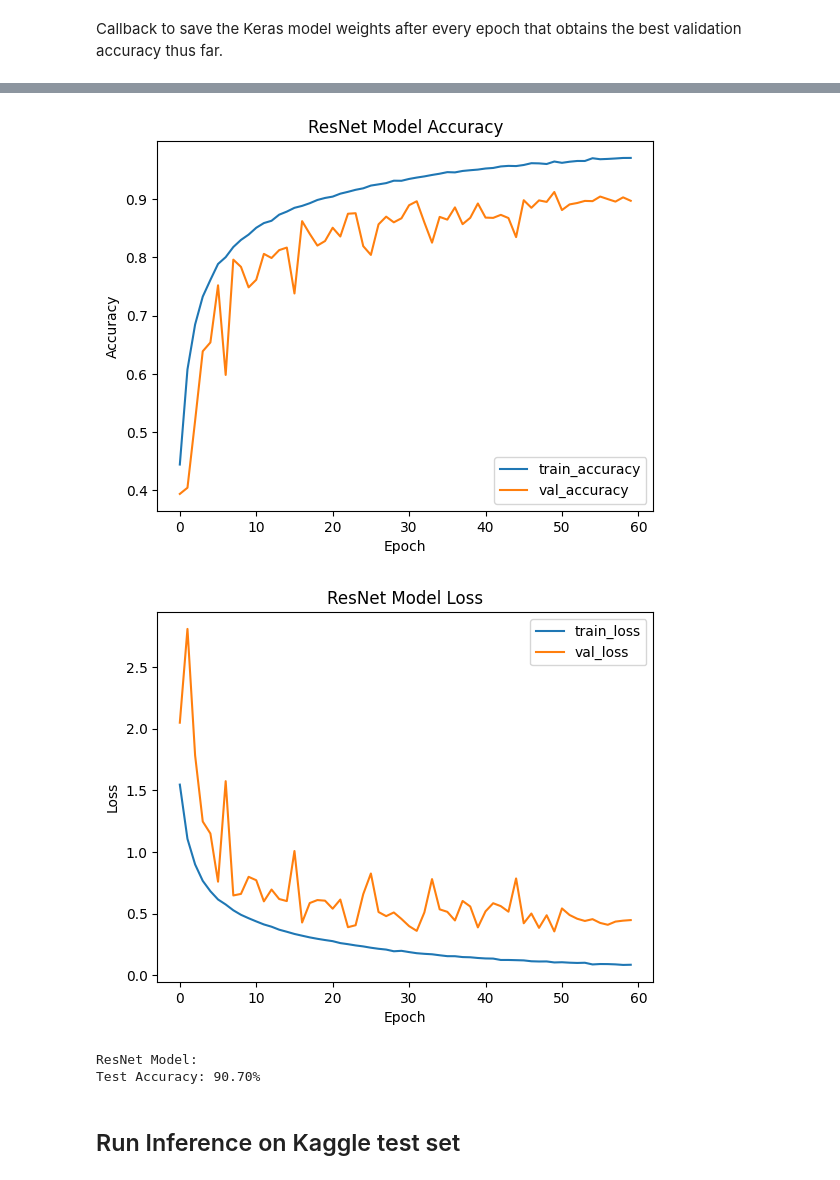
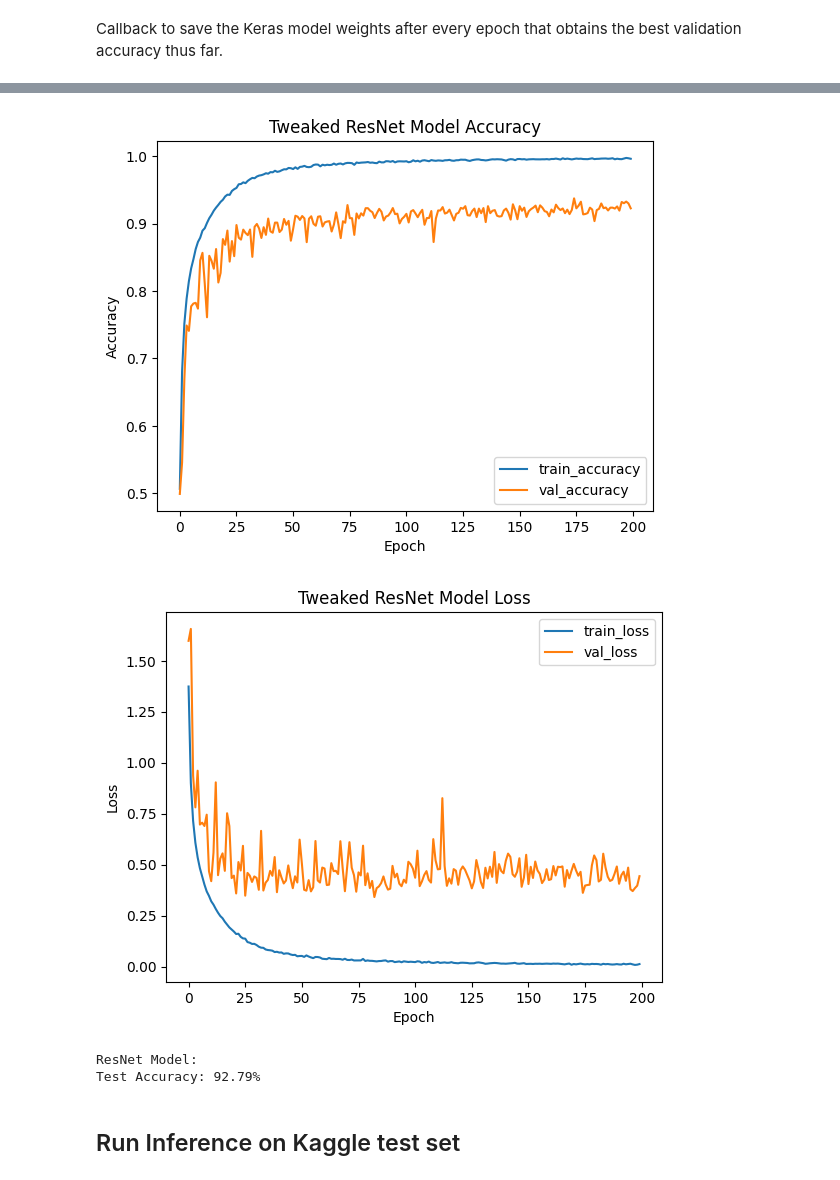
Before and after one commit to rishienandhan3/CIFAR10-ResNet, a Jupyter notebook: ResNet-Sandbox-SingleTest.ipynb, the cells around one changed output, grey strips where cells are left out. Drawn from its saved outputs; the diff is of its cells as text; code cells hidden in the pictures.

Commit message:
Uplodaing best model accuracy so far

```diff
--- a/ResNet-Sandbox-SingleTest.ipynb
+++ b/ResNet-Sandbox-SingleTest.ipynb
@@ -121,9 +118,9 @@ from keras.preprocessing.image import ImageDataGenerator
 # Construct the training image generator for data augmentation
 datagen = ImageDataGenerator(
         rotation_range=10, # rotation
-        width_shift_range=0.2, # horizontal shift
-        height_shift_range=0.2, # vertical shift
-        zoom_range=0.2, # zoom
+        width_shift_range=0.1, # horizontal shift
+        height_shift_range=0.1, # vertical shift
+        # zoom_range=0.2, # zoom
         horizontal_flip=True, # horizontal flip
         # brightness_range=[0.2,1.0] # brightness
 )
@@ -332,6 +329,6 @@ def build_resnet(init_filters=64, res_layers=[2, 2], conv_kernel_size=(3,3), ski
     return model
 # %%
 # Build ResNet model
-resnet_model = build_resnet(init_filters=64, res_layers=[3, 3, 3], conv_kernel_size=(3,3), skip_kernel_size=(3, 3), conv_per_layer=2, pool_size=(8, 8), optimizer='adam', dropout=0.1)
+resnet_model = build_resnet(init_filters=64, res_layers=[4, 3, 3], conv_kernel_size=(3,3), skip_kernel_size=(3, 3), conv_per_layer=2, pool_size=(8, 8), optimizer='adam', dropout=0.1)
 resnet_model.summary()
 # %% [output]
@@ -360,7 +357,7 @@ Callback to save the Keras model weights after every epoch that obtains the best
 from tensorflow.keras.callbacks import ModelCheckpoint
 
 # Filepath for storing model weights
-checkpoint_filepath = 'ckpt/Single Model Output/model_1'
+checkpoint_filepath = 'ckpt/Single Model Output/model_2'
 
 # Defining callback
 model_checkpoint_callback = ModelCheckpoint(
@@ -371,7 +368,7 @@ model_checkpoint_callback = ModelCheckpoint(
 # %%
 # Augmenting on the fly with datagen.flow()
 batch_size=128
-epochs=60
+epochs=200
 
 # Directly use .flow() to load our dataset in batches for training
 resnet_history = resnet_model.fit(datagen.flow(X_train, Y_train, batch_size=batch_size),
@@ -400,11 +397,11 @@ INFO:tensorflow:Assets written to: ckpt/Single Model Output\model_1\assets
 # resnet_history = resnet_model.fit(X_train, Y_train, batch_size=64, epochs=10, verbose=1, validation_data=(X_val, Y_val))
 # %%
 # Plot accuracy and loss
-plot_accuracy(resnet_history, 'ResNet Model Accuracy')
-plot_loss(resnet_history, 'ResNet Model Loss')
+plot_accuracy(resnet_history, 'Tweaked ResNet Model Accuracy')
+plot_loss(resnet_history, 'Tweaked ResNet Model Loss')
 # %% [output]
-[figure, old version]
+[figure, new version]
-[figure, old version]
+[figure, new version]
 # %%
 # Load model with max validation accuracy (our best model as saved on disk)
 # Filepath for loading model checkpoint (if not above)
@@ -418,7 +415,7 @@ print('ResNet Model:')
 evaluate_model(test_model, X_test, Y_test)
 # %% [output]
 ResNet Model:
-Test Accuracy: 90.70%
+Test Accuracy: 92.79%
 # %% [markdown]
 ## Run Inference on Kaggle test set
 # %%
```
Also changed, not shown: parts of 7 cells of this notebook, 9 other files.
